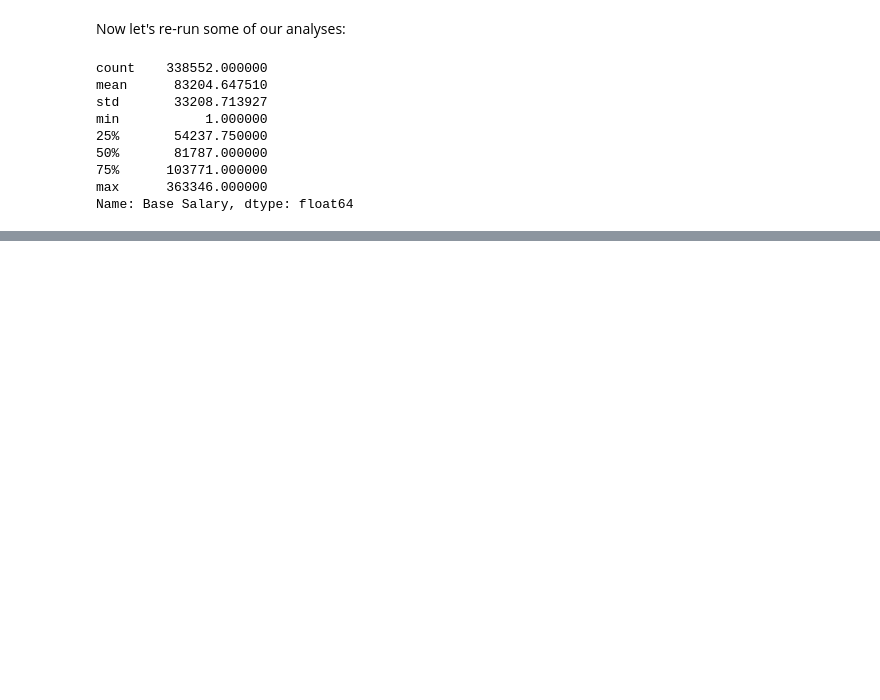
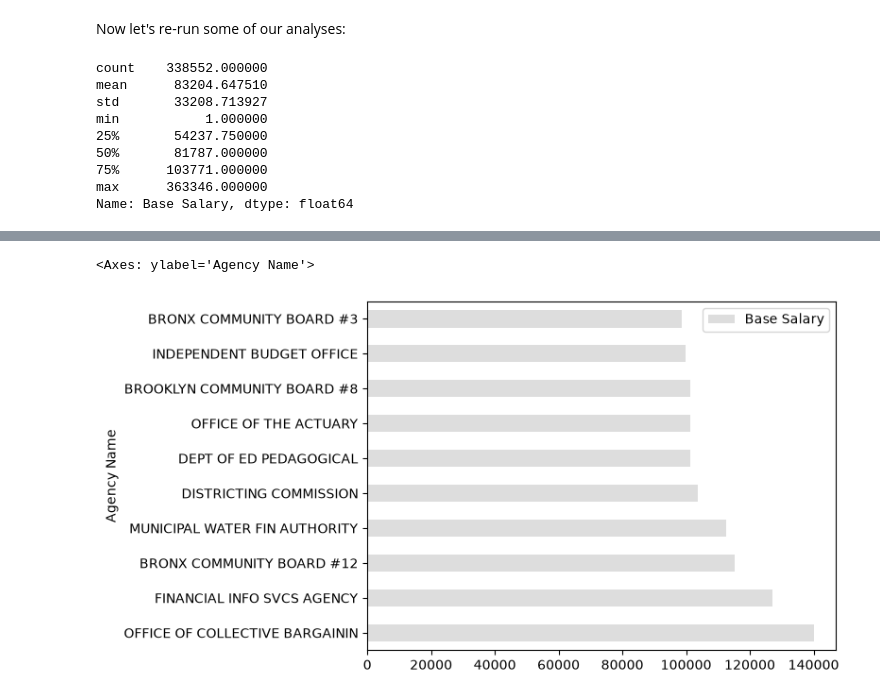
Before and after one commit to laylayounes/cuny-advanced-data-journalism-fall-2026, a Jupyter notebook: exercise-files/pandas/review_pandas_analyses/notebooks/review01-basic-exploration-and-analysis-solution.ipynb, the cells around one changed output, grey strips where cells are left out. Saved outputs shown, nothing was run; the diff lists cells and outputs as text; code cells hidden in the pictures; blank space fills up the shorter version.

```diff
--- a/exercise-files/pandas/review_pandas_analyses/notebooks/review01-basic-exploration-and-analysis-solution.ipynb
+++ b/exercise-files/pandas/review_pandas_analyses/notebooks/review01-basic-exploration-and-analysis-solution.ipynb
@@ -253,0 +369,20 @@ Name: Base Salary, dtype: float64
+# %%
+median_salary_by_agency = data.groupby(
+    ['Agency Name']
+)['Base Salary'].median(
+
+).reset_index(
+
+).sort_values(
+    by='Base Salary',
+    ascending=False
+)
+
+median_salary_by_agency.head()
+
+top_10_salaries = median_salary_by_agency.sort_values(by='Base Salary',ascending=False).head(10)
+# %%
+top_10_salaries.plot(x="Agency Name", y="Base Salary", kind="barh", color="#ddd")
+# %% [output]
+<Axes: ylabel='Agency Name'>
+[figure, added]
```
Also changed, not shown: parts of 13 cells of this notebook, 7 other files.
